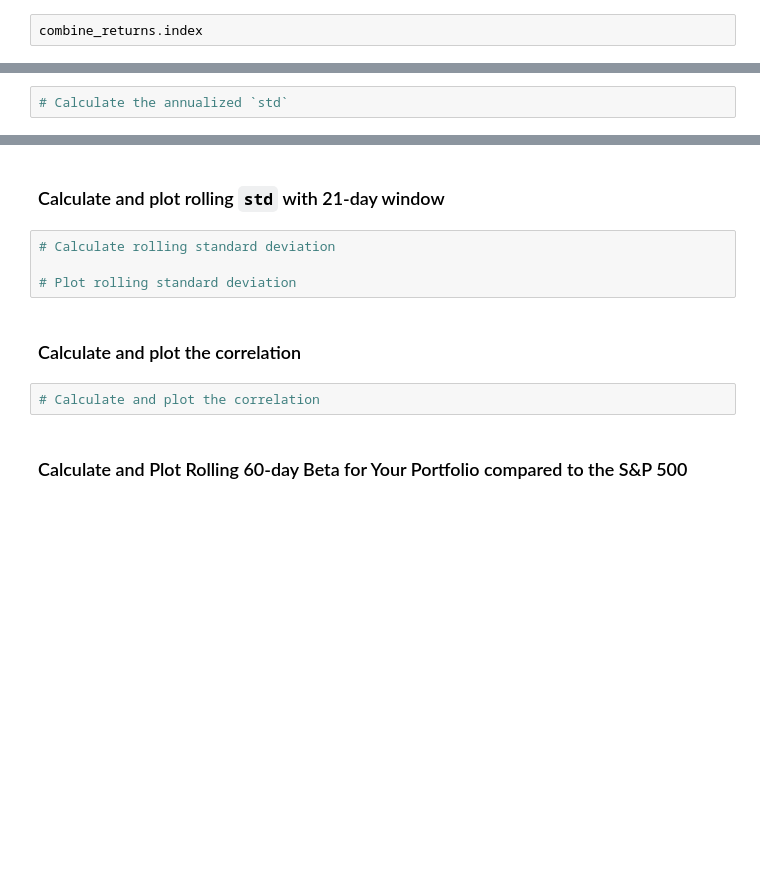
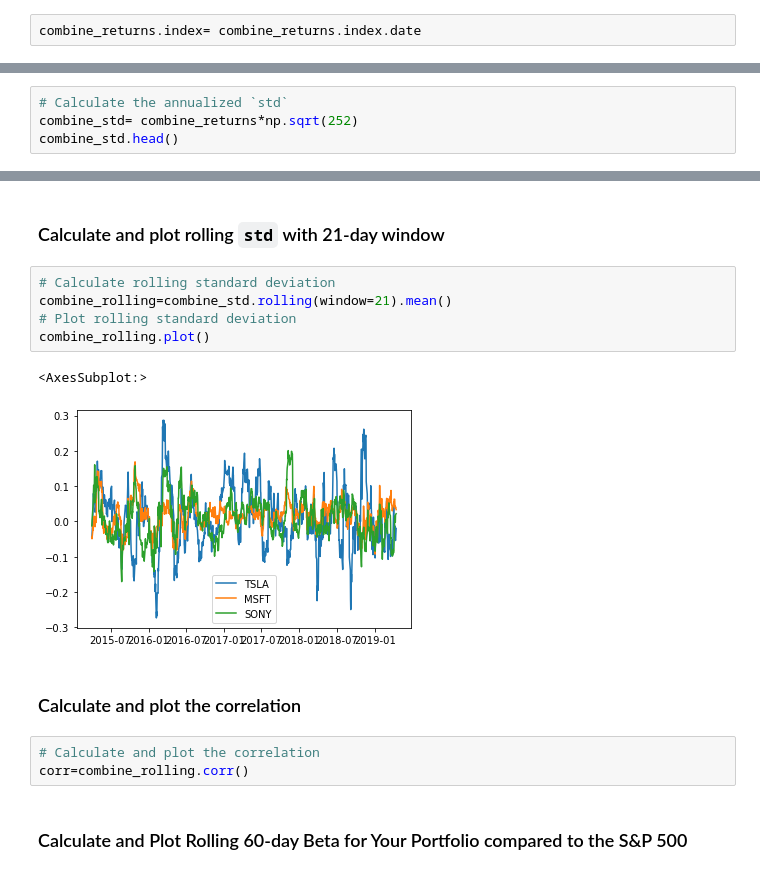
Before and after one commit to Enriquebrice15/Whale_Analysis_portfolio, a Jupyter notebook: whale_analysis.ipynb, the cells around one changed output, grey strips where cells are left out. Saved outputs shown, nothing was run; the diff lists cells and outputs as text; blank space fills up the shorter version.

```diff
--- a/whale_analysis.ipynb
+++ b/whale_analysis.ipynb
@@ -559,4 +558,4 @@ combine_returns.head()
 # %% [markdown]
 ## Calculate the weighted returns for the portfolio assuming an equal number of shares for each stock
 # %%
-combine_returns.index
+combine_returns.index= combine_returns.index.date
@@ -606,3 +606,5 @@ all_returns = pd.concat([portfolio_return,returns_df],axis="columns",join="inner
 ### Calculate the Annualized Standard Deviation
 # %%
 # Calculate the annualized `std`
+combine_std= combine_returns*np.sqrt(252)
+combine_std.head()
@@ -610,12 +619,17 @@ all_returns = pd.concat([portfolio_return,returns_df],axis="columns",join="inner
 ### Calculate and plot rolling `std` with 21-day window
 # %%
 # Calculate rolling standard deviation
-
+combine_rolling=combine_std.rolling(window=21).mean()
 # Plot rolling standard deviation
+combine_rolling.plot()
+# %% [output]
+<AxesSubplot:>
+[figure, added]
 # %% [markdown]
 ### Calculate and plot the correlation
 # %%
 # Calculate and plot the correlation
+corr=combine_rolling.corr()
 # %% [markdown]
 ### Calculate and Plot Rolling 60-day Beta for Your Portfolio compared to the S&P 500
 # %%
```
Also changed, not shown: parts of 11 cells of this notebook.
